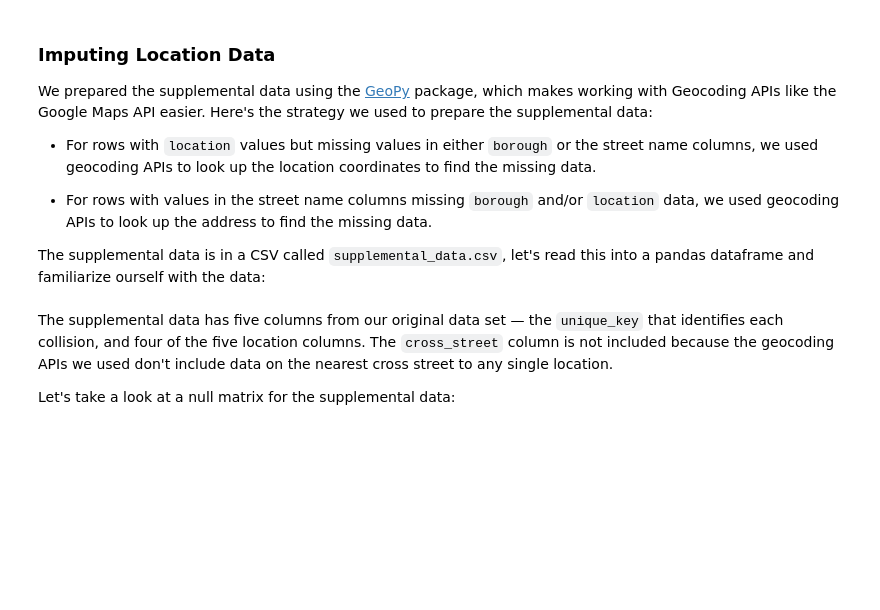
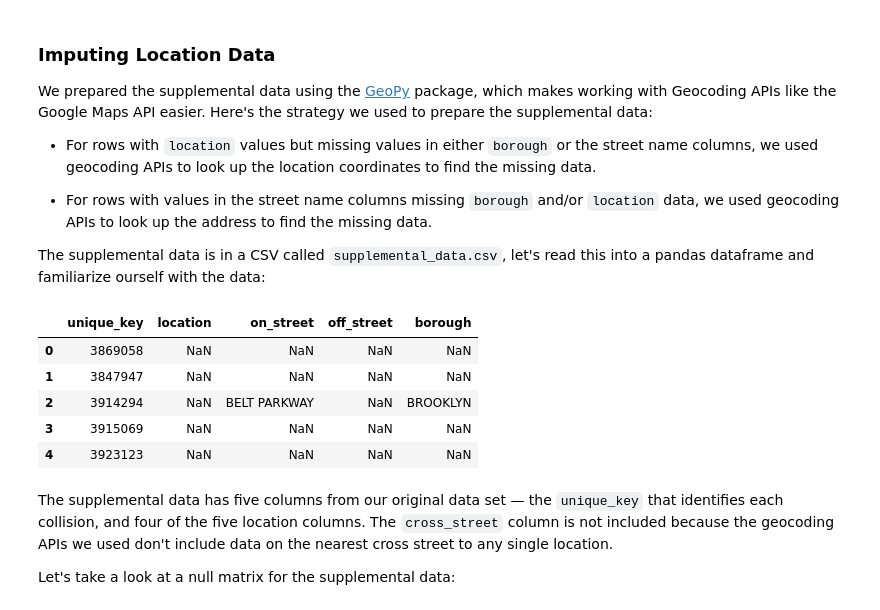
Before and after one commit to albertjimrod/data-projects, a Jupyter notebook: 03_Data_Cleaning/Working_Missing_Data/Working with Missing Data.ipynb, the cells around one changed output. Saved outputs shown, nothing was run; the diff lists cells and outputs as text; code cells hidden in the pictures; blank space fills up the shorter version.

```diff
--- a/03_Data_Cleaning/Working_Missing_Data/Working with Missing Data.ipynb
+++ b/03_Data_Cleaning/Working_Missing_Data/Working with Missing Data.ipynb
@@ -924,8 +1001,15 @@ We prepared the supplemental data using the [GeoPy](https://geopy.readthedocs.io
 
 The supplemental data is in a CSV called `supplemental_data.csv`, let's read this into a pandas dataframe and familiarize ourself with the data:
 # %%
-sup_data = pd.read_csv('supplemental_data.csv')
+sup_data = pd.read_csv('csv/supplemental_data.csv')
 sup_data.head()
+# %% [output]
+|  | unique_key | location | on_street | off_street | borough |
+| 0 | 3869058 | NaN | NaN | NaN | NaN |
+| 1 | 3847947 | NaN | NaN | NaN | NaN |
+| 2 | 3914294 | NaN | BELT PARKWAY | NaN | BROOKLYN |
+| 3 | 3915069 | NaN | NaN | NaN | NaN |
+| 4 | 3923123 | NaN | NaN | NaN | NaN |
 # %% [markdown]
 The supplemental data has five columns from our original data set — the `unique_key` that identifies each collision, and four of the five location columns. The `cross_street` column is not included because the geocoding APIs we used don't include data on the nearest cross street to any single location.
 
```
Also changed, not shown: parts of 45 cells of this notebook.
